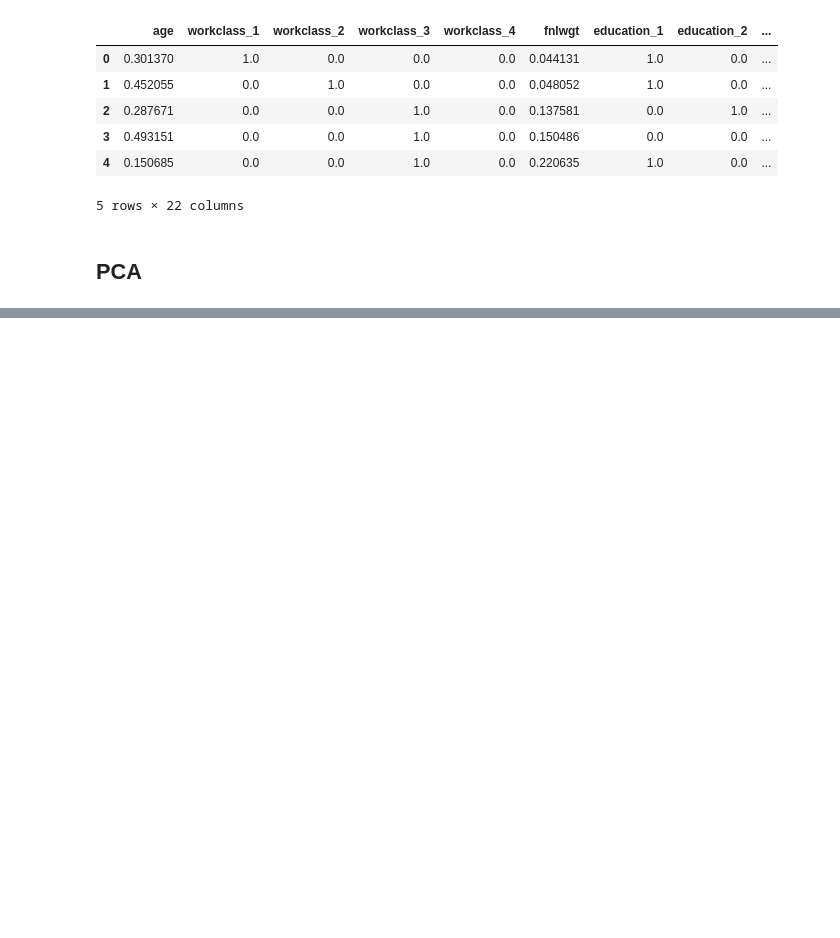
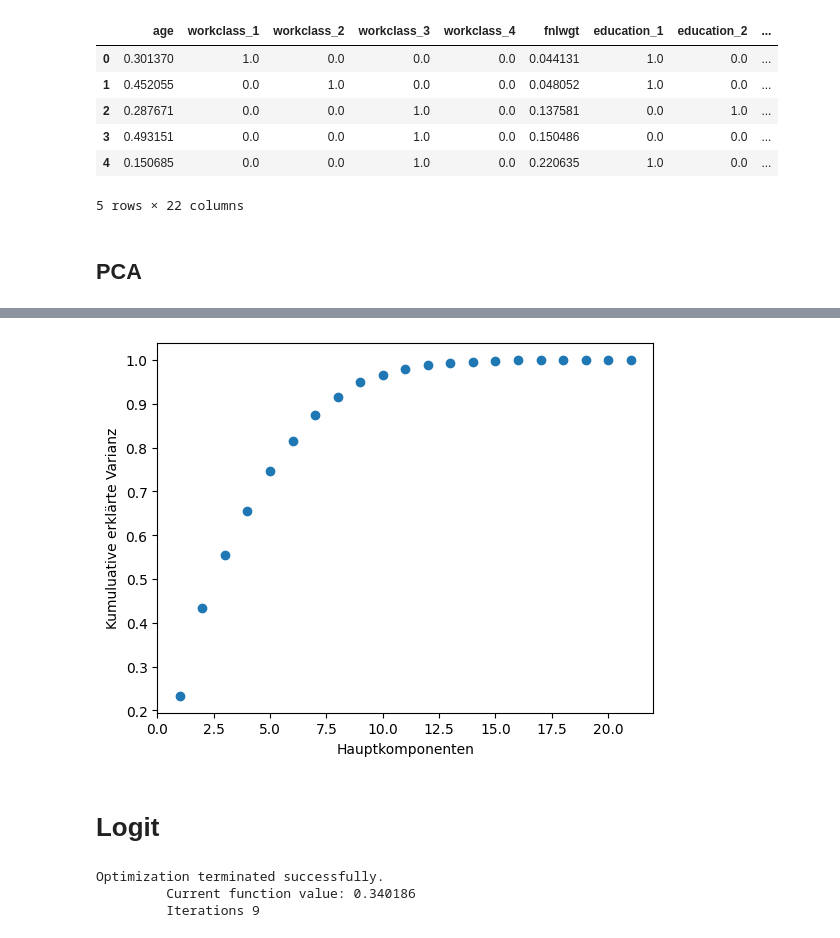
Before and after one commit to simonsymhoven/income-classification, a Jupyter notebook: ic.ipynb, the cells around one changed output, grey strips where cells are left out. Saved outputs shown, nothing was run; the diff lists cells and outputs as text; code cells hidden in the pictures; blank space fills up the shorter version.

Commit message:
commit new pca and logit models including non-linear transfomration

```diff
--- a/ic.ipynb
+++ b/ic.ipynb
@@ -566,0 +635,7 @@ df_scaled.head()
+# %%
+plt.xlabel('Hauptkomponenten')
+plt.ylabel('Kumuluative erklärte Varianz')
+plt.scatter(PC_values, np.cumsum(pca.explained_variance_ratio_))
+plt.show()
+# %% [output]
+[figure, added]
@@ -566,0 +646,8 @@ df_scaled.head()
+# %% [markdown]
+# Logit
+# %%
+model = Logit(y_train_scaled, x_train_scaled).fit(method='newton')
+# %% [output]
+Optimization terminated successfully.
+         Current function value: 0.340186
+         Iterations 9
```
Also changed, not shown: parts of 35 cells of this notebook.
